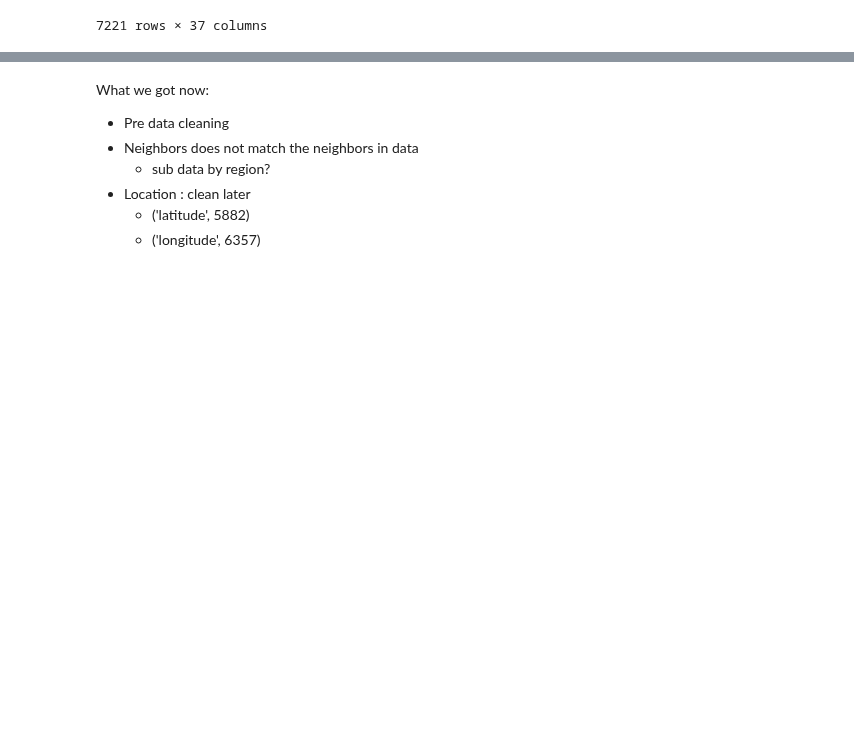
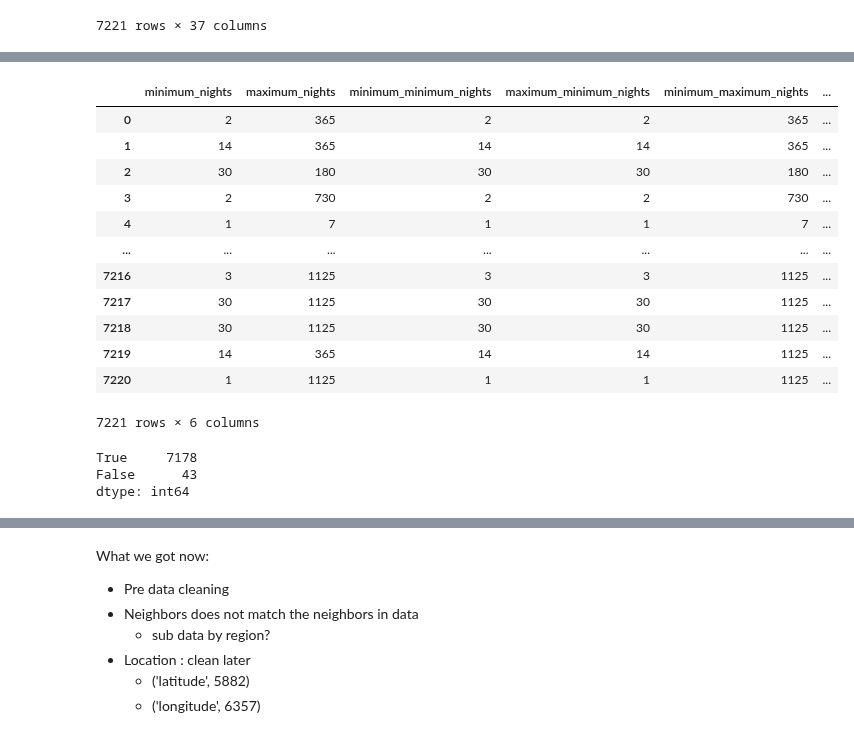
Before and after one commit to johnfcchan/crackdatescience, a Jupyter notebook: Airbnb_evan.ipynb, the cells around one changed output, grey strips where cells are left out. Saved outputs shown, nothing was run; the diff lists cells and outputs as text; code cells hidden in the pictures; blank space fills up the shorter version.

```diff
--- a/Airbnb_evan.ipynb
+++ b/Airbnb_evan.ipynb
@@ -301,3 +322,27 @@ numeric_features
+# %%
+nights_range = numeric_features.iloc[:,11:17]
+nights_range
+# %% [output]
+|  | minimum_nights | maximum_nights | minimum_minimum_nights | maximum_minimum_nights | minimum_maximum_nights | ... |
+| 0 | 2 | 365 | 2 | 2 | 365 | ... |
+| 1 | 14 | 365 | 14 | 14 | 365 | ... |
+| 2 | 30 | 180 | 30 | 30 | 180 | ... |
+| 3 | 2 | 730 | 2 | 2 | 730 | ... |
+| 4 | 1 | 7 | 1 | 1 | 7 | ... |
+| ... | ... | ... | ... | ... | ... | ... |
+| 7216 | 3 | 1125 | 3 | 3 | 1125 | ... |
+| 7217 | 30 | 1125 | 30 | 30 | 1125 | ... |
+| 7218 | 30 | 1125 | 30 | 30 | 1125 | ... |
+| 7219 | 14 | 365 | 14 | 14 | 1125 | ... |
+| 7220 | 1 | 1125 | 1 | 1 | 1125 | ... |
+7221 rows × 6 columns
+# %%
+(nights_range['maximum_maximum_nights'] ==  nights_range['minimum_maximum_nights']).value_counts()
+# can we drop these two columns?
+# %% [output]
+True     7178
+False      43
+dtype: int64
 # %%
 nominal_features
 # %% [output]
```
Also changed, not shown: parts of 3 cells of this notebook.
